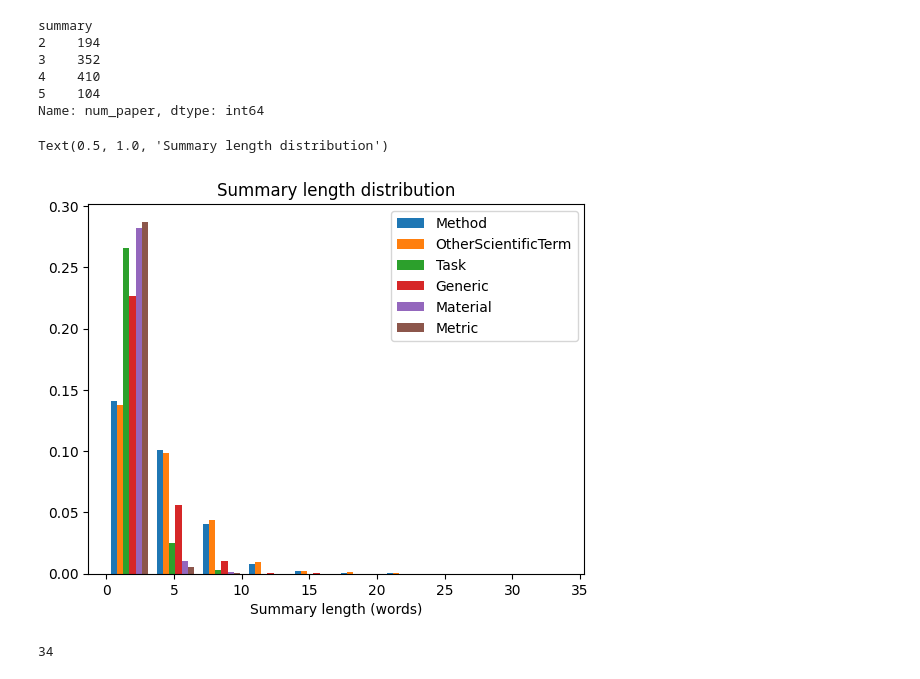
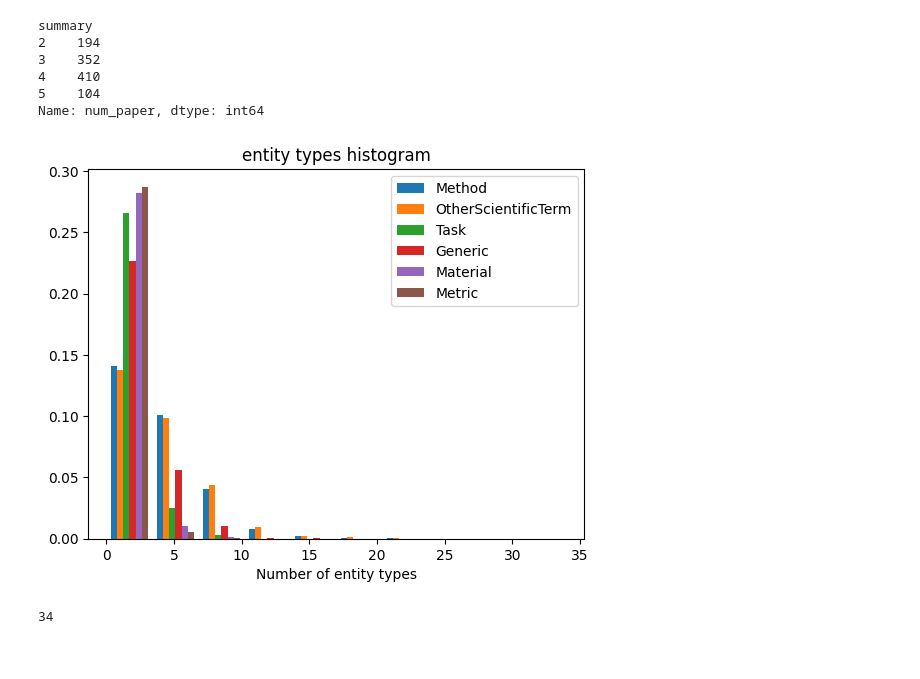
Before and after one commit to Thetang-145/My_Thesis_Playground, a Jupyter notebook: PL-Marker/_visualizeTriple.ipynb, the cells around one changed output. Cells and saved outputs as stored; diff of their text form; code cells hidden in the pictures.

Commit message:
add statistic visuallization

```diff
--- a/PL-Marker/_visualizeTriple.ipynb
+++ b/PL-Marker/_visualizeTriple.ipynb
@@ -162,11 +151,5 @@ for i in result["predicted_re"]:
 [3, []]
 [4, [[[74, 74], [77, 78], 'COMPARE']]]
 # %%
-for idx, sent in enumerate(result["sentences"]):
-    for pred_ner in result["predicted_ner"][idx]:
-        start_idx = pred_ner[0]
-        end_idx   = pred_ner[1]+1
-        ent       = " ".join(all_sentences[start_idx:end_idx])
-        print("\t{: >20}: {: <50}".format(pred_ner[2], ent))
-display_ent(" ".join(all_sentences), flatten_ner)
+display_ent(all_sentences, flatten_ner)
 # %% [output]
@@ -310,20 +266,17 @@ summary
 5    104
 Name: num_paper, dtype: int64
 # %%
-fig, ax = plt.subplots()
-ent_max = max([ent_stat_df[ent_type].max() for ent_type in ent_types])
-# for ent_type in ent_types:
-# x = ent_stat_df[ent_types]
-ax.hist(ent_stat_df[ent_types], density=True, histtype='bar', label=ent_types)
-ax.legend(prop={'size': 10})
+def hist_graph(df, cols, name_count):
+    fig, ax = plt.subplots()
+    ent_max = max([df[col].max() for col in cols])
 
+    ax.hist(df[cols], density=True, histtype='bar', label=cols)
+    ax.legend(prop={'size': 10})
 
-    # ent_stat_df[ent_type].plot(kind='density', ax=ax, xlim=[0, ent_max], legend=True)
+    ax.set_xlabel(f"Number of {name_count}")
+    ax.set_title(f"{name_count} histogram")
 
-ax.set_xlabel(f"Summary length (words)")
-
-ax.set_title("Summary length distribution")
+hist_graph(ent_stat_df, ent_types, name_count="entity types")
 # %% [output]
-Text(0.5, 1.0, 'Summary length distribution')
-[figure, old version]
+[figure, new version]
 # %%
```
Also changed, not shown: parts of 11 cells of this notebook, 1 other file.
